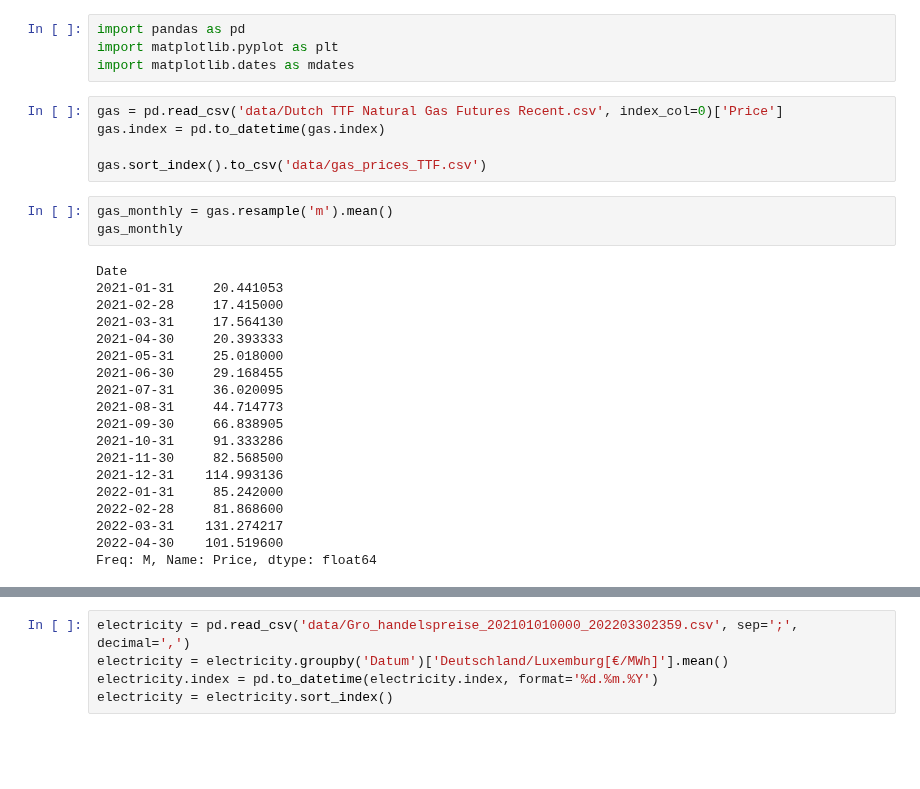
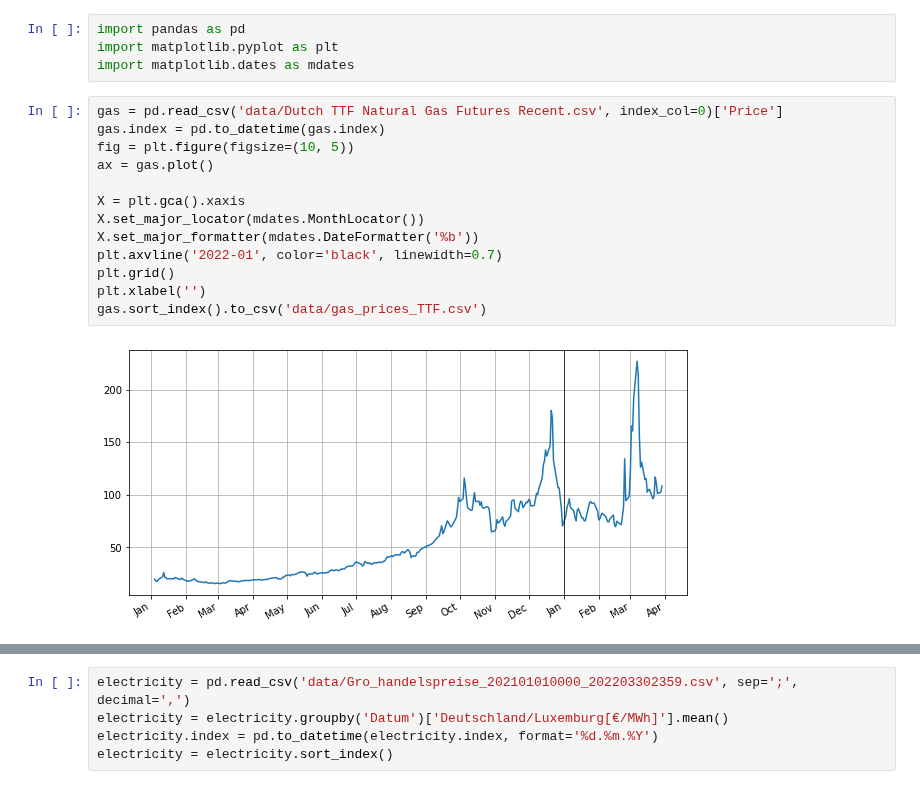
Before and after one commit to oruhnau/energy_demand, a Jupyter notebook: prices.ipynb, the cells around one changed output, grey strips where cells are left out. Cells and saved outputs as stored; diff of their text form; blank space fills up the shorter version.

Commit message:
Revert "added average prices with step function"
This reverts commit 1452103a2aa3552bd1b5276c6d7d2605c5a1bd59.

```diff
--- a/prices.ipynb
+++ b/prices.ipynb
@@ -5,27 +5,15 @@ import matplotlib.dates as mdates
 # %%
 gas = pd.read_csv('data/Dutch TTF Natural Gas Futures Recent.csv', index_col=0)['Price']
 gas.index = pd.to_datetime(gas.index)
+fig = plt.figure(figsize=(10, 5))
+ax = gas.plot()
 
+X = plt.gca().xaxis
+X.set_major_locator(mdates.MonthLocator())
+X.set_major_formatter(mdates.DateFormatter('%b'))
+plt.axvline('2022-01', color='black', linewidth=0.7)
+plt.grid()
+plt.xlabel('')
 gas.sort_index().to_csv('data/gas_prices_TTF.csv')
+# %% [output]
+[figure, added]
-# %%
-gas_monthly = gas.resample('m').mean()
-gas_monthly
-# %% [output]
-Date
-2021-01-31     20.441053
-2021-02-28     17.415000
-2021-03-31     17.564130
-2021-04-30     20.393333
-2021-05-31     25.018000
-2021-06-30     29.168455
-2021-07-31     36.020095
-2021-08-31     44.714773
-2021-09-30     66.838905
-2021-10-31     91.333286
-2021-11-30     82.568500
-2021-12-31    114.993136
-2022-01-31     85.242000
-2022-02-28     81.868600
-2022-03-31    131.274217
-2022-04-30    101.519600
-Freq: M, Name: Price, dtype: float64
```
Also changed, not shown: parts of 1 cell of this notebook.
